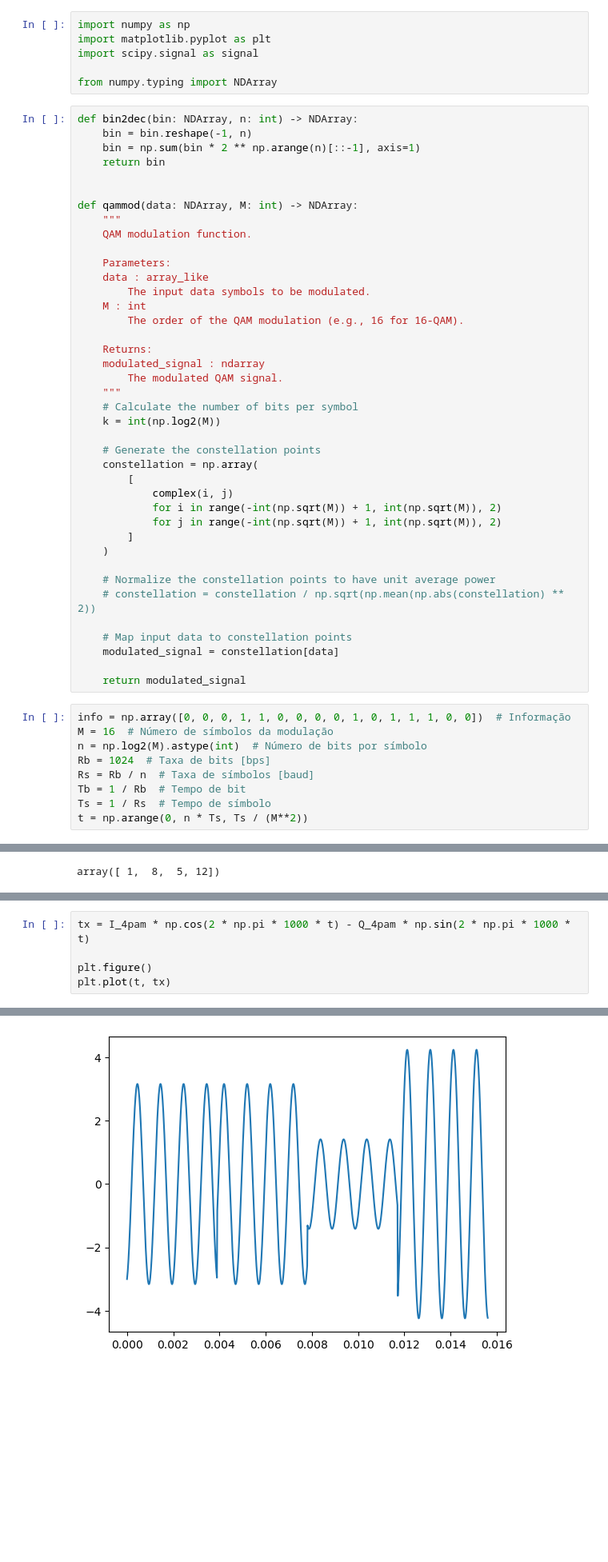
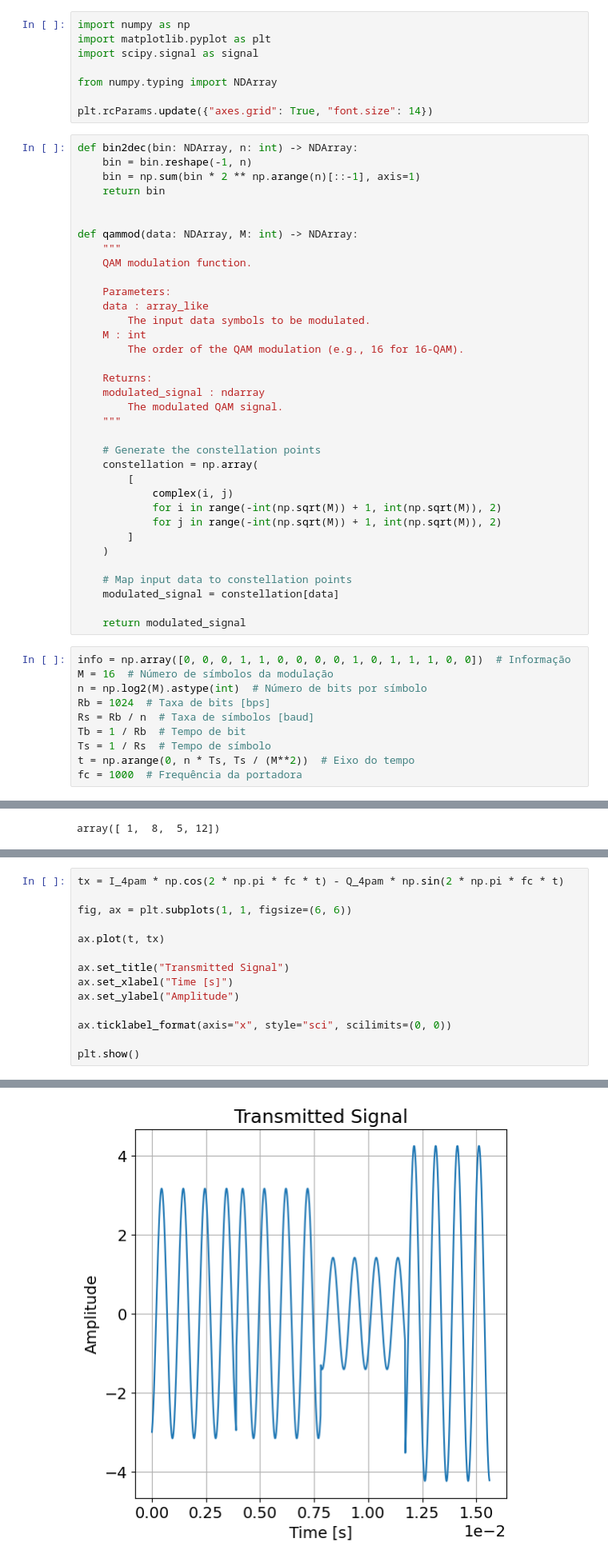
Before and after one commit to gabrielluizep/workbook-eng-telecom, a Jupyter notebook: com1/qam.ipynb, the cells around one changed output, grey strips where cells are left out. Shown at 80% size. Cells and saved outputs as stored; diff of their text form; blank space fills up the shorter version.

```diff
--- a/com1/qam.ipynb
+++ b/com1/qam.ipynb
@@ -4,6 +4,8 @@ import matplotlib.pyplot as plt
 import scipy.signal as signal
 
 from numpy.typing import NDArray
+
+plt.rcParams.update({"axes.grid": True, "font.size": 14})
 # %%
 def bin2dec(bin: NDArray, n: int) -> NDArray:
     bin = bin.reshape(-1, n)
@@ -25,8 +27,6 @@ def qammod(data: NDArray, M: int) -> NDArray:
     modulated_signal : ndarray
         The modulated QAM signal.
     """
-    # Calculate the number of bits per symbol
-    k = int(np.log2(M))
 
     # Generate the constellation points
     constellation = np.array(
@@ -37,9 +37,6 @@ def qammod(data: NDArray, M: int) -> NDArray:
         ]
     )
 
-    # Normalize the constellation points to have unit average power
-    # constellation = constellation / np.sqrt(np.mean(np.abs(constellation) ** 2))
-
     # Map input data to constellation points
     modulated_signal = constellation[data]
 
@@ -52,7 +49,8 @@ Rb = 1024  # Taxa de bits [bps]
 Rs = Rb / n  # Taxa de símbolos [baud]
 Tb = 1 / Rb  # Tempo de bit
 Ts = 1 / Rs  # Tempo de símbolo
-t = np.arange(0, n * Ts, Ts / (M**2))
+t = np.arange(0, n * Ts, Ts / (M**2))  # Eixo do tempo
+fc = 1000  # Frequência da portadora
 # %%
 symbols = bin2dec(info, n)
 symbols
@@ -87,6 +108,15 @@ Q: [-1. -3. -1. -3.]
 # %%
-tx = I_4pam * np.cos(2 * np.pi * 1000 * t) - Q_4pam * np.sin(2 * np.pi * 1000 * t)
+tx = I_4pam * np.cos(2 * np.pi * fc * t) - Q_4pam * np.sin(2 * np.pi * fc * t)
 
-plt.figure()
-plt.plot(t, tx)
+fig, ax = plt.subplots(1, 1, figsize=(6, 6))
+
+ax.plot(t, tx)
+
+ax.set_title("Transmitted Signal")
+ax.set_xlabel("Time [s]")
+ax.set_ylabel("Amplitude")
+
+ax.ticklabel_format(axis="x", style="sci", scilimits=(0, 0))
+
+plt.show()
 # %% [output]
@@ -94 +123 @@ plt.plot(t, tx)
-[figure, old version]
+[figure, new version]
```
Also changed, not shown: parts of 6 cells of this notebook.
